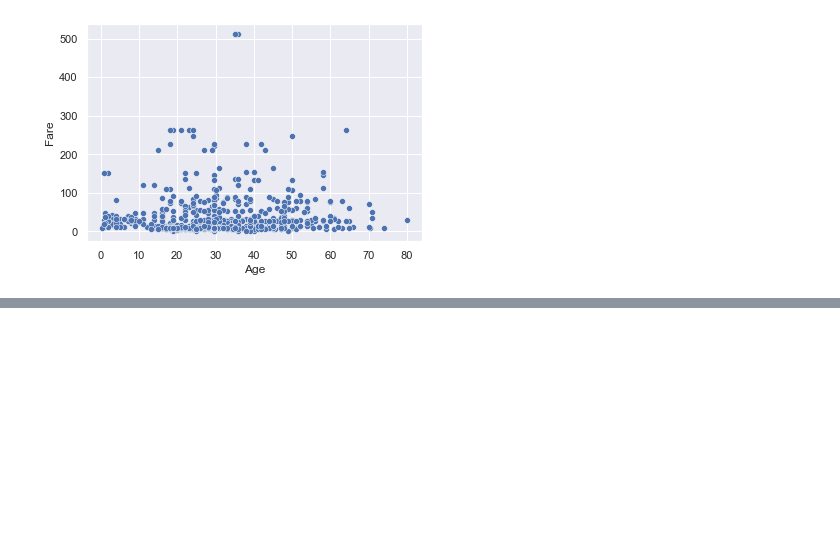
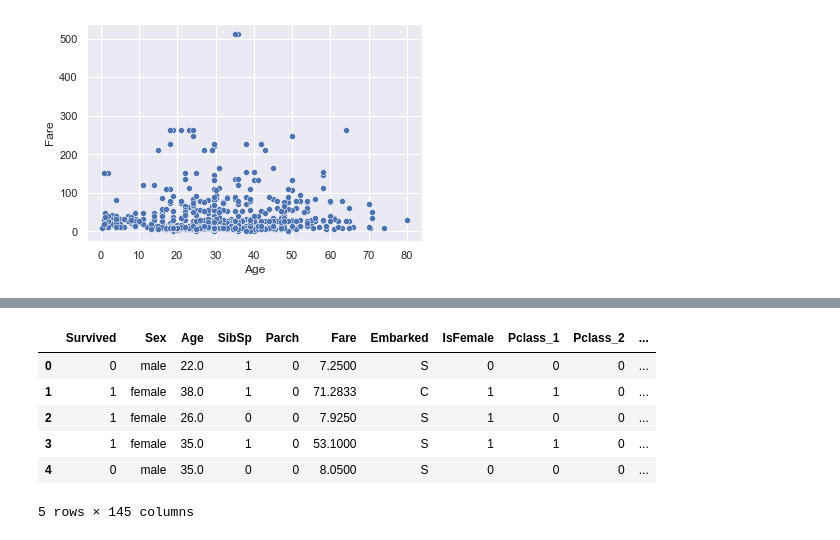
Before and after one commit to arun-jathari/data-science-, a Jupyter notebook: python cheatsheet.ipynb, the cells around one changed output, grey strips where cells are left out. Drawn from its saved outputs; the diff is of its cells as text; code cells hidden in the pictures; blank space fills up the shorter version.

```diff
--- a/python cheatsheet.ipynb
+++ b/python cheatsheet.ipynb
@@ -91,6 +91,9 @@ msno.matrix(df, figsize=(10,5), fontsize=11)
 missing_age = df["Age"].isnull()
 missing_cabin = df["Cabin"].isnull()
 unknown_age_and_cabin = df[missing_age & missing_cabin].copy()
+# %%
+# drop columns from data, axis=1
+df = df.drop(["PassengerId", "Name", "Ticket"], axis=1)
 # %% [markdown]
 #### Option 1
 drop the missing data
@@ -184,0 +196,2 @@ asdfasdf
+# %%
+df = df.dropna(subset=["Age"]).copy()
@@ -184,0 +236,5 @@ asdfasdf
+# %%
+# adding cat-variable Sex as binary
+df['IsFemale'] = df['Sex'].replace({'male':0,'female':1})
+features = ["Age", "Pclass", "SibSp", "Parch", "Fare", 'IsFemale']
+titanic_log_loss(df,features)
@@ -184,0 +283,11 @@ asdfasdf
+# %%
+Cabin_one_hot = pd.get_dummies(df,columns=['Pclass','Cabin'],drop_first=False).copy()
+Cabin_one_hot.columns.map(lambda x:x if x)
+# %% [output]
+|  | Survived | Sex | Age | SibSp | Parch | Fare | Embarked | IsFemale | Pclass_1 | Pclass_2 | ... |
+| 0 | 0 | male | 22.0 | 1 | 0 | 7.2500 | S | 0 | 0 | 0 | ... |
+| 1 | 1 | female | 38.0 | 1 | 0 | 71.2833 | C | 1 | 1 | 0 | ... |
+| 2 | 1 | female | 26.0 | 0 | 0 | 7.9250 | S | 1 | 0 | 0 | ... |
+| 3 | 1 | female | 35.0 | 1 | 0 | 53.1000 | S | 1 | 1 | 0 | ... |
+| 4 | 0 | male | 35.0 | 0 | 0 | 8.0500 | S | 0 | 0 | 0 | ... |
+5 rows × 145 columns
```
Also changed, not shown: parts of 12 cells of this notebook, 1 other file.
